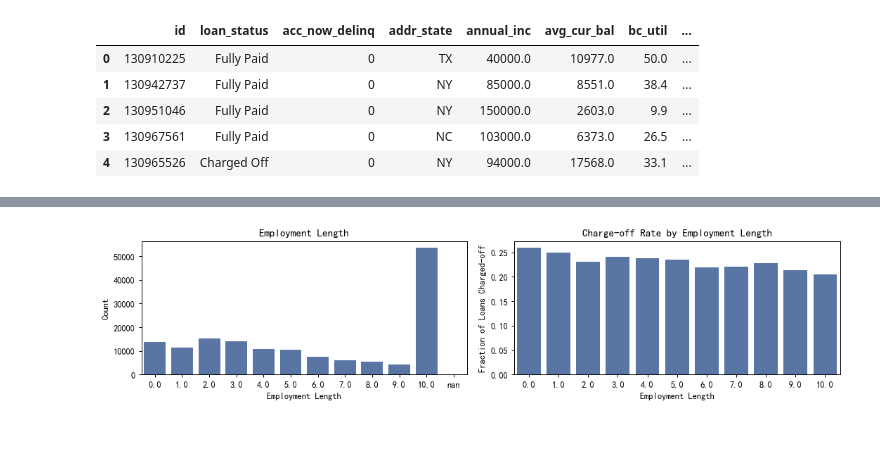
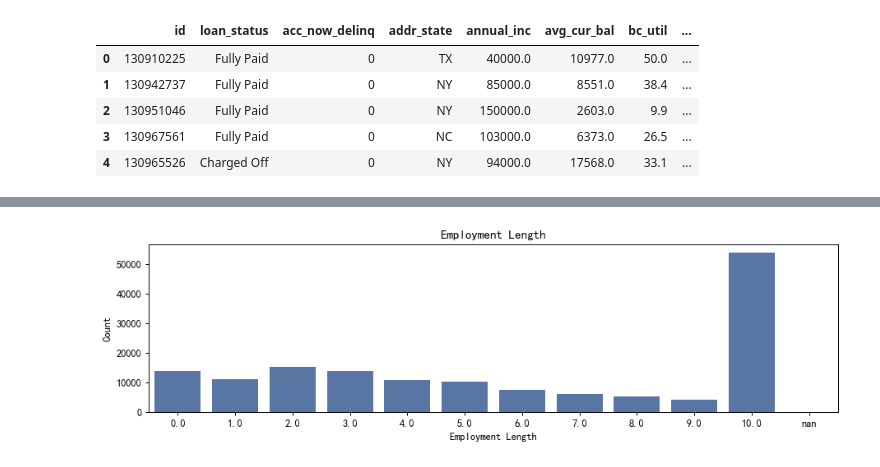
Before and after one commit to cloudmusiccc/LendingAnalysis, a Jupyter notebook: 数据处理.ipynb, the cells around one changed output, grey strips where cells are left out. Saved outputs shown, nothing was run; the diff lists cells and outputs as text; code cells hidden in the pictures; blank space fills up the shorter version.

```diff
--- a/数据处理.ipynb
+++ b/数据处理.ipynb
@@ -281,4 +287,4 @@ See the caveats in the documentation: http://pandas.pydata.org/pandas-docs/stabl
 # %%
-plot_var('emp_length', 'Employment Length', continuous=False)
+plotCount('emp_length','Employment Length')
 # %% [output]
-[figure, old version]
+[figure, new version]
```
Also changed, not shown: parts of 26 cells of this notebook.
